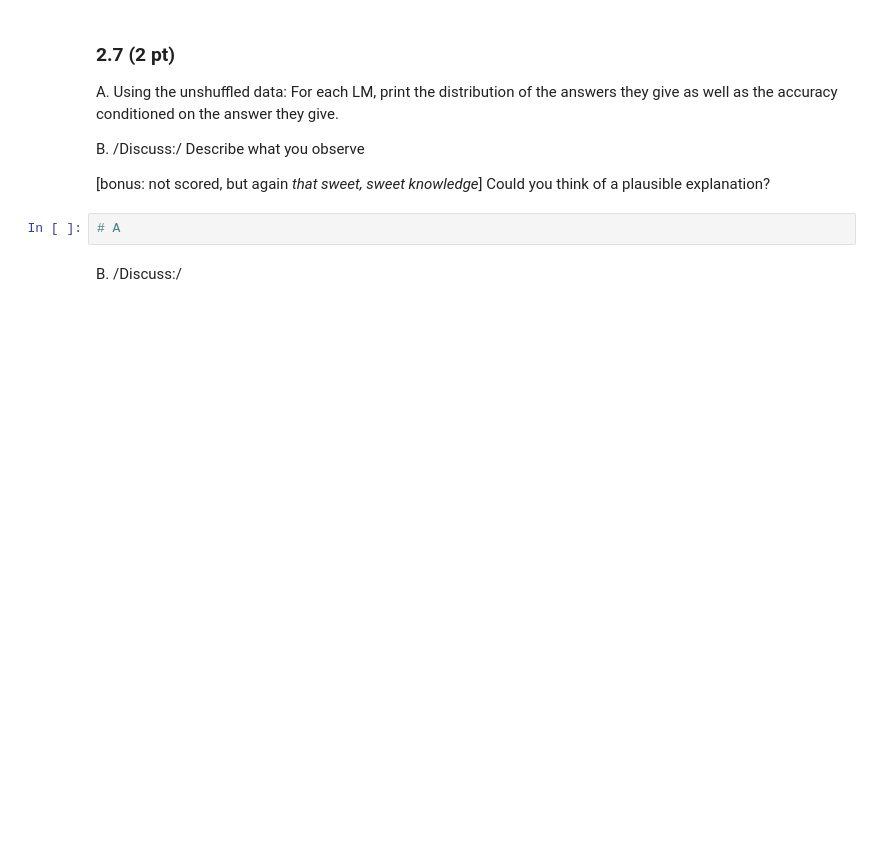
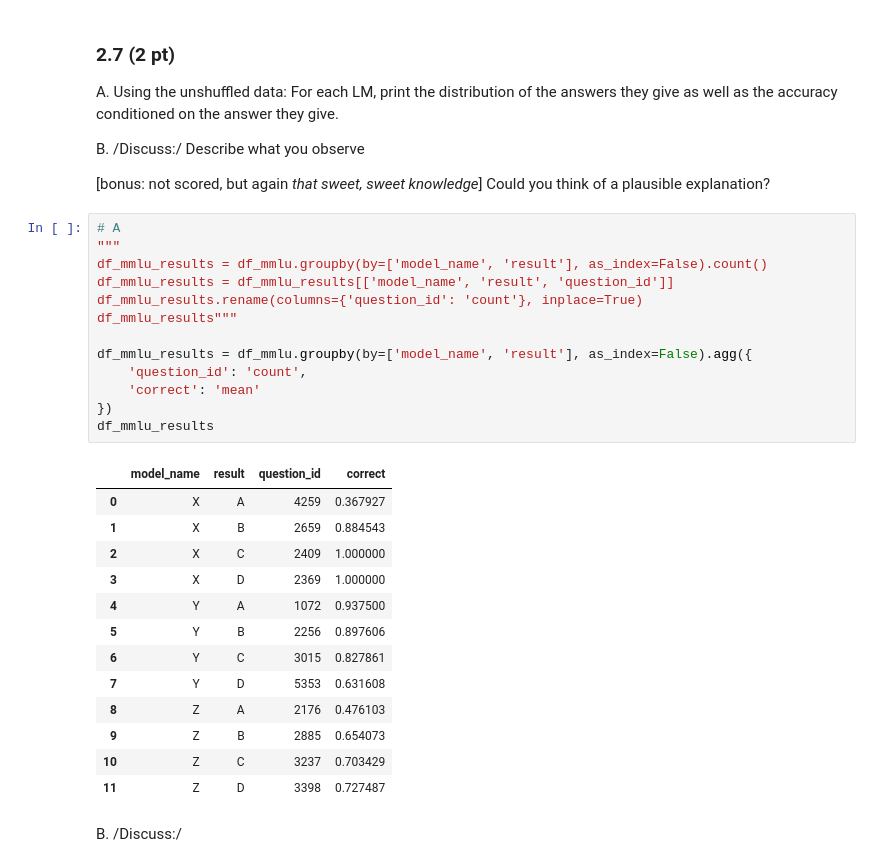
Before and after one commit to M-i-r-c-o/2024, a Jupyter notebook: Homework/01_PROJECT_NEUTRALITY/analysis.ipynb, the cells around one changed output. Saved outputs shown, nothing was run; the diff lists cells and outputs as text; blank space fills up the shorter version.

```diff
--- a/Homework/01_PROJECT_NEUTRALITY/analysis.ipynb
+++ b/Homework/01_PROJECT_NEUTRALITY/analysis.ipynb
@@ -784,6 +781,31 @@ B. /Discuss:/ Describe what you observe
 [bonus: not scored, but again _that sweet, sweet knowledge_] Could you think of a plausible explanation?
 # %%
 # A
+"""
+df_mmlu_results = df_mmlu.groupby(by=['model_name', 'result'], as_index=False).count()
+df_mmlu_results = df_mmlu_results[['model_name', 'result', 'question_id']]
+df_mmlu_results.rename(columns={'question_id': 'count'}, inplace=True)
+df_mmlu_results"""
+
+df_mmlu_results = df_mmlu.groupby(by=['model_name', 'result'], as_index=False).agg({
+    'question_id': 'count',
+    'correct': 'mean'
+})
+df_mmlu_results
+# %% [output]
+|  | model_name | result | question_id | correct |
+| 0 | X | A | 4259 | 0.367927 |
+| 1 | X | B | 2659 | 0.884543 |
+| 2 | X | C | 2409 | 1.000000 |
+| 3 | X | D | 2369 | 1.000000 |
+| 4 | Y | A | 1072 | 0.937500 |
+| 5 | Y | B | 2256 | 0.897606 |
+| 6 | Y | C | 3015 | 0.827861 |
+| 7 | Y | D | 5353 | 0.631608 |
+| 8 | Z | A | 2176 | 0.476103 |
+| 9 | Z | B | 2885 | 0.654073 |
+| 10 | Z | C | 3237 | 0.703429 |
+| 11 | Z | D | 3398 | 0.727487 |
 # %% [markdown]
 B. /Discuss:/
 # %% [markdown]
```
Also changed, not shown: parts of 2 cells of this notebook.
